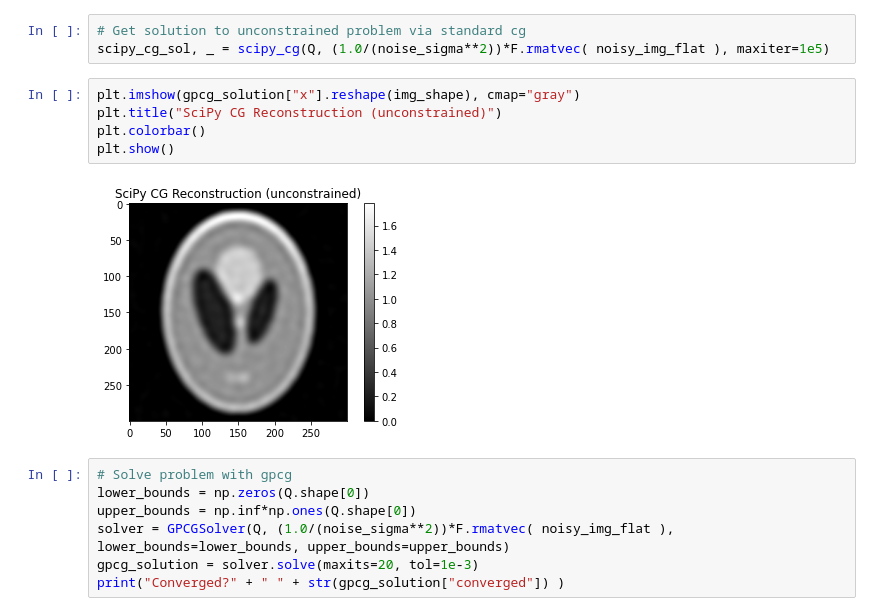
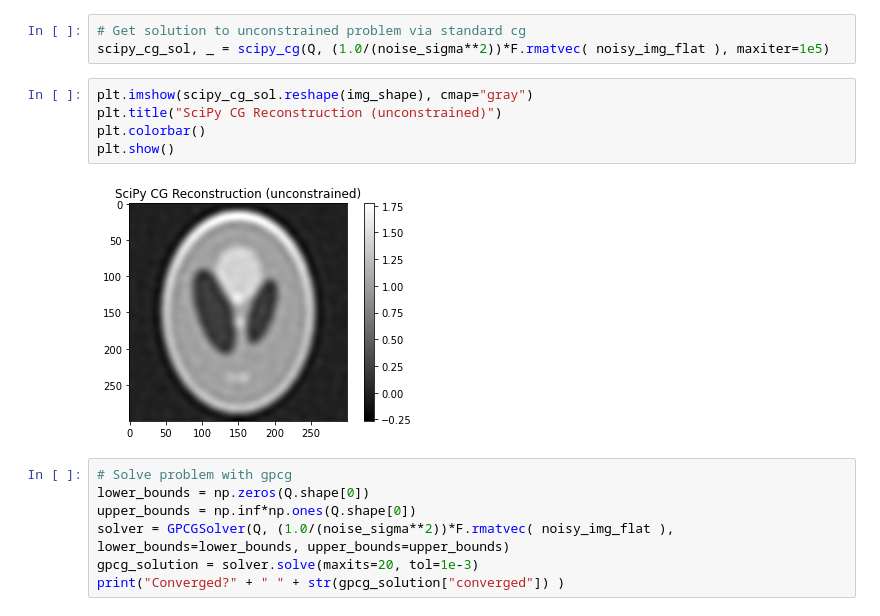
Before and after one commit to jlindbloom/gradient-projected-conjugate-gradient, a Jupyter notebook: examples.ipynb, the cells around one changed output. Drawn from its saved outputs; the diff is of its cells as text.

```diff
--- a/examples.ipynb
+++ b/examples.ipynb
@@ -155,12 +155,12 @@ plt.show()
 # Get solution to unconstrained problem via standard cg
 scipy_cg_sol, _ = scipy_cg(Q, (1.0/(noise_sigma**2))*F.rmatvec( noisy_img_flat ), maxiter=1e5)
 # %%
-plt.imshow(gpcg_solution["x"].reshape(img_shape), cmap="gray")
+plt.imshow(scipy_cg_sol.reshape(img_shape), cmap="gray")
 plt.title("SciPy CG Reconstruction (unconstrained)")
 plt.colorbar()
 plt.show()
 # %% [output]
-[figure, old version]
+[figure, new version]
 # %%
 # Solve problem with gpcg
 lower_bounds = np.zeros(Q.shape[0])
```
Also changed, not shown: parts of 2 cells of this notebook, 1 other file.
